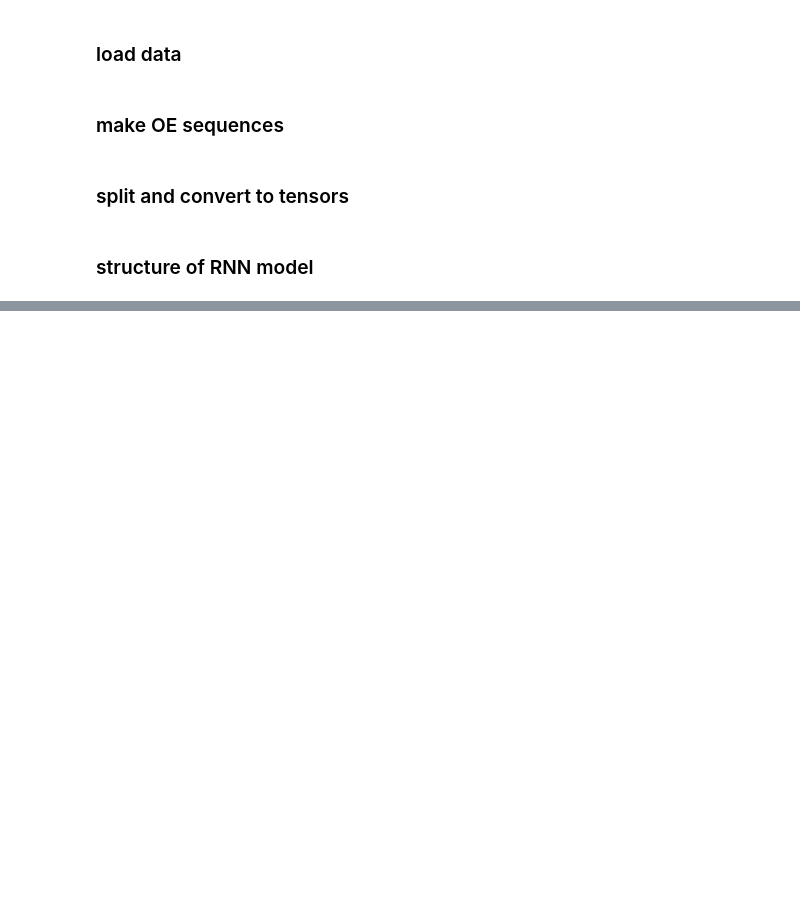
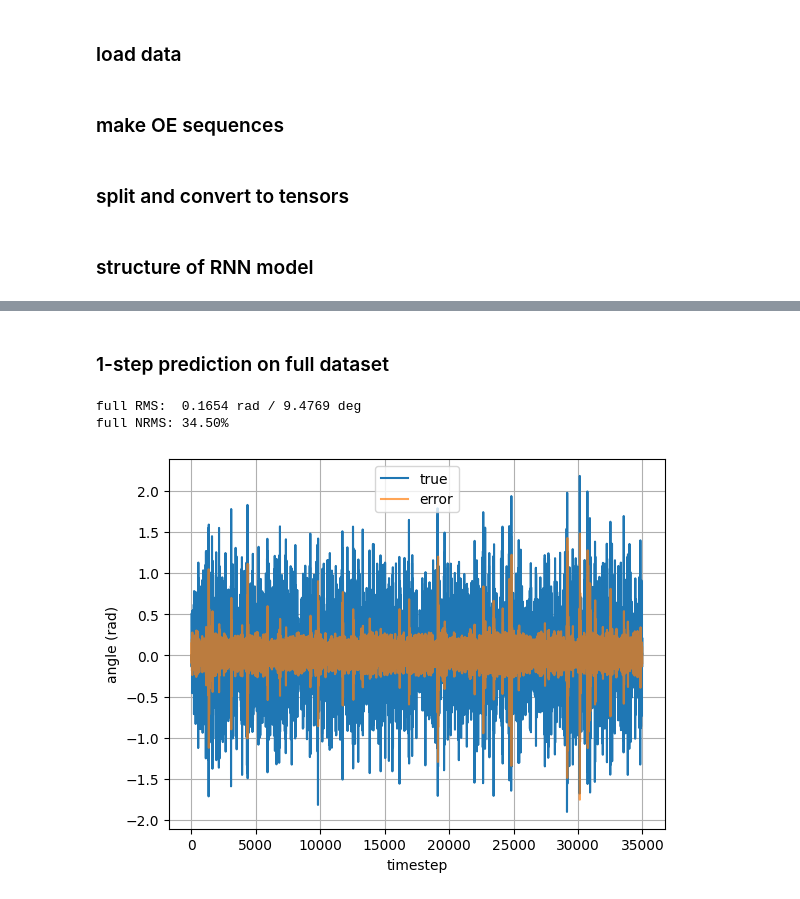
Before and after one commit to Martijn-vd-s/gym-unbalanced-disk-5SC28-group-24, a Jupyter notebook: src/RNN.ipynb, the cells around one changed output, grey strips where cells are left out. Drawn from its saved outputs; the diff is of its cells as text; code cells hidden in the pictures; blank space fills up the shorter version.

```diff
--- a/src/RNN.ipynb
+++ b/src/RNN.ipynb
@@ -106,0 +198,22 @@ phi_test, t_test = phi_test.to(device), t_test.to(device)
+# %% [markdown]
+### 1-step prediction on full dataset
+# %%
+start, length = 1000, 150
+
+x_full = torch.tensor(u_raw, dtype=torch.float32).unsqueeze(0).to(device)
+model.eval()
+with torch.no_grad():
+    y_pred_full = model(x_full).cpu().numpy().flatten()
+
+rms = np.mean((y_pred_full[n_burn:] - y_raw[n_burn:]) ** 2) ** 0.5
+print(f"full RMS:  {rms:.4f} rad / {rms/(2*np.pi)*360:.4f} deg")
+print(f"full NRMS: {rms/np.std(y_raw[n_burn:])*100:.2f}%")
+
+# plot error against true signal
+plt.plot(y_raw, label="true")
+plt.plot(y_pred_full - y_raw, label="error", alpha=0.7)
+plt.xlabel("timestep"); plt.ylabel("angle (rad)"); plt.legend(); plt.grid(); plt.show()
+# %% [output]
+full RMS:  0.1654 rad / 9.4769 deg
+full NRMS: 34.50%
+[figure, added]
```
Also changed, not shown: parts of 7 cells of this notebook.
